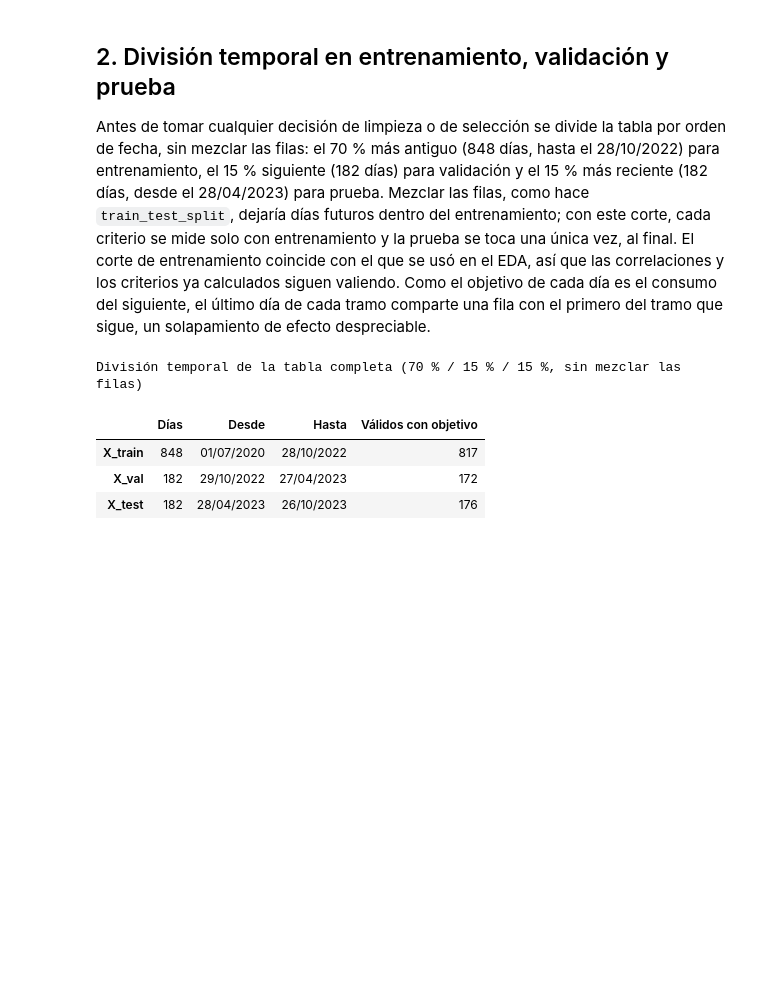
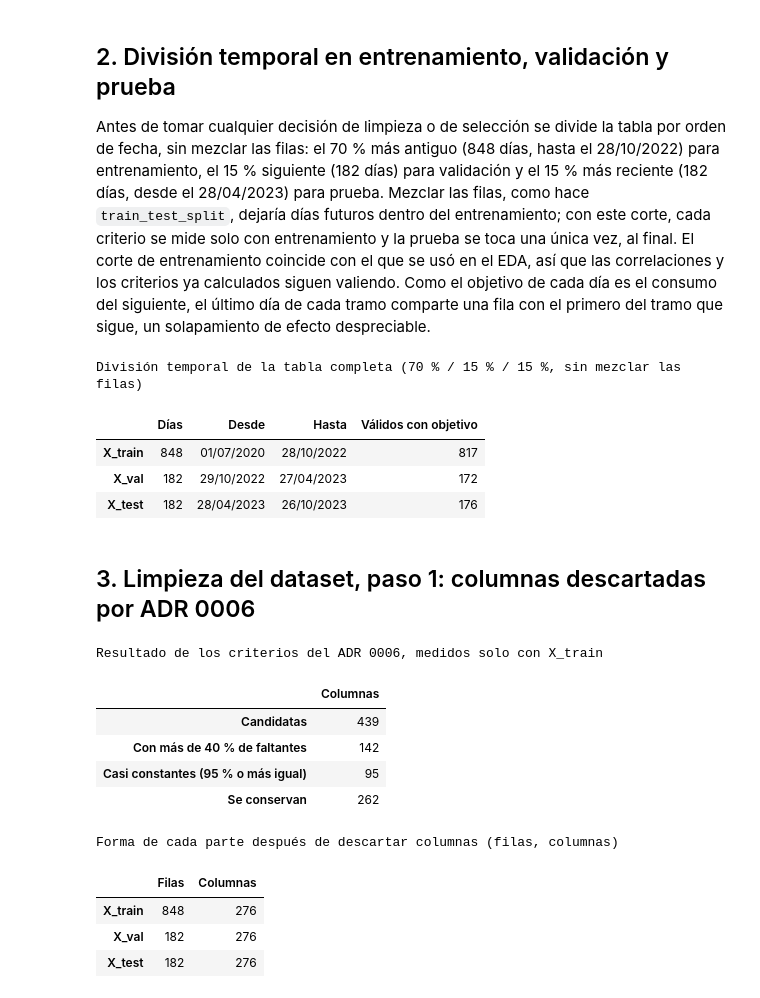
Before and after one commit to AlesioRios/Trabajo-Practico-Final-LD2, a Jupyter notebook: notebooks/preprocesamiento.ipynb, the cells around one changed output. Cells and saved outputs as stored; diff of their text form; code cells hidden in the pictures; blank space fills up the shorter version.

Commit message:
docs: ADR 0008 y limpieza (etapa 3) en el notebook de preprocesamiento

```diff
--- a/notebooks/preprocesamiento.ipynb
+++ b/notebooks/preprocesamiento.ipynb
@@ -62,3 +63,47 @@ División temporal de la tabla completa (70 % / 15 % / 15 %, sin mezclar las fil
 | X_train | 848 | 01/07/2020 | 28/10/2022 | 817 |
 | X_val | 182 | 29/10/2022 | 27/04/2023 | 172 |
 | X_test | 182 | 28/04/2023 | 26/10/2023 | 176 |
+# %% [markdown]
+## 3. Limpieza del dataset, paso 1: columnas descartadas por ADR 0006
+# %%
+from auxiliar_functions import marcar_columnas_descartables, perfilar_columnas, UMBRAL_MUCHOS_FALTANTES, UMBRAL_CASI_CONSTANTE
+
+# Columnas que no son candidatas a variable: fecha, hora, controles del día y el objetivo
+COLUMNAS_DE_CONTROL = ["DIA", "HORA", "bloque", "filas", "archivo", "completo", "plausible",
+                       "lectura_inicial", "mayor_incremento", "menor_incremento",
+                       "tipo_falla", "valido", "consumo_dia", "objetivo"]
+candidatas = [c for c in X_train.columns if c not in COLUMNAS_DE_CONTROL]
+
+# El perfil se mide SOLO con entrenamiento
+perfil = marcar_columnas_descartables(perfilar_columnas(X_train[candidatas]))
+columnas_conservadas = [c for c, se_conserva in zip(candidatas, perfil["Se conserva"]) if se_conserva]
+
+print("Resultado de los criterios del ADR 0006, medidos solo con X_train")
+resumen_columnas = pd.DataFrame({"Columnas": {
+    "Candidatas": len(perfil),
+    "Con más de 40 % de faltantes": int(perfil["Muchos faltantes"].sum()),
+    "Casi constantes (95 % o más igual)": int(perfil["Casi constante"].sum()),
+    "Se conservan": len(columnas_conservadas)}})
+display(tabla_simple(resumen_columnas, precision=0))
+
+# La misma lista se aplica a las tres partes (las columnas de control se mantienen)
+columnas_a_mantener = [c for c in X_train.columns if c in COLUMNAS_DE_CONTROL or c in columnas_conservadas]
+X_train = X_train[columnas_a_mantener].copy()
+X_val = X_val[columnas_a_mantener].copy()
+X_test = X_test[columnas_a_mantener].copy()
+
+print("Forma de cada parte después de descartar columnas (filas, columnas)")
+display(tabla_simple(pd.DataFrame({"Filas": {n: p.shape[0] for n, p in {"X_train": X_train, "X_val": X_val, "X_test": X_test}.items()},
+                                   "Columnas": {n: p.shape[1] for n, p in {"X_train": X_train, "X_val": X_val, "X_test": X_test}.items()}}), precision=0))
+# %% [output]
+Resultado de los criterios del ADR 0006, medidos solo con X_train
+|  | Columnas |
+| Candidatas | 439 |
+| Con más de 40 % de faltantes | 142 |
+| Casi constantes (95 % o más igual) | 95 |
+| Se conservan | 262 |
+Forma de cada parte después de descartar columnas (filas, columnas)
+|  | Filas | Columnas |
+| X_train | 848 | 276 |
+| X_val | 182 | 276 |
+| X_test | 182 | 276 |
```
Also changed, not shown: parts of 9 cells of this notebook, 1 other file.
